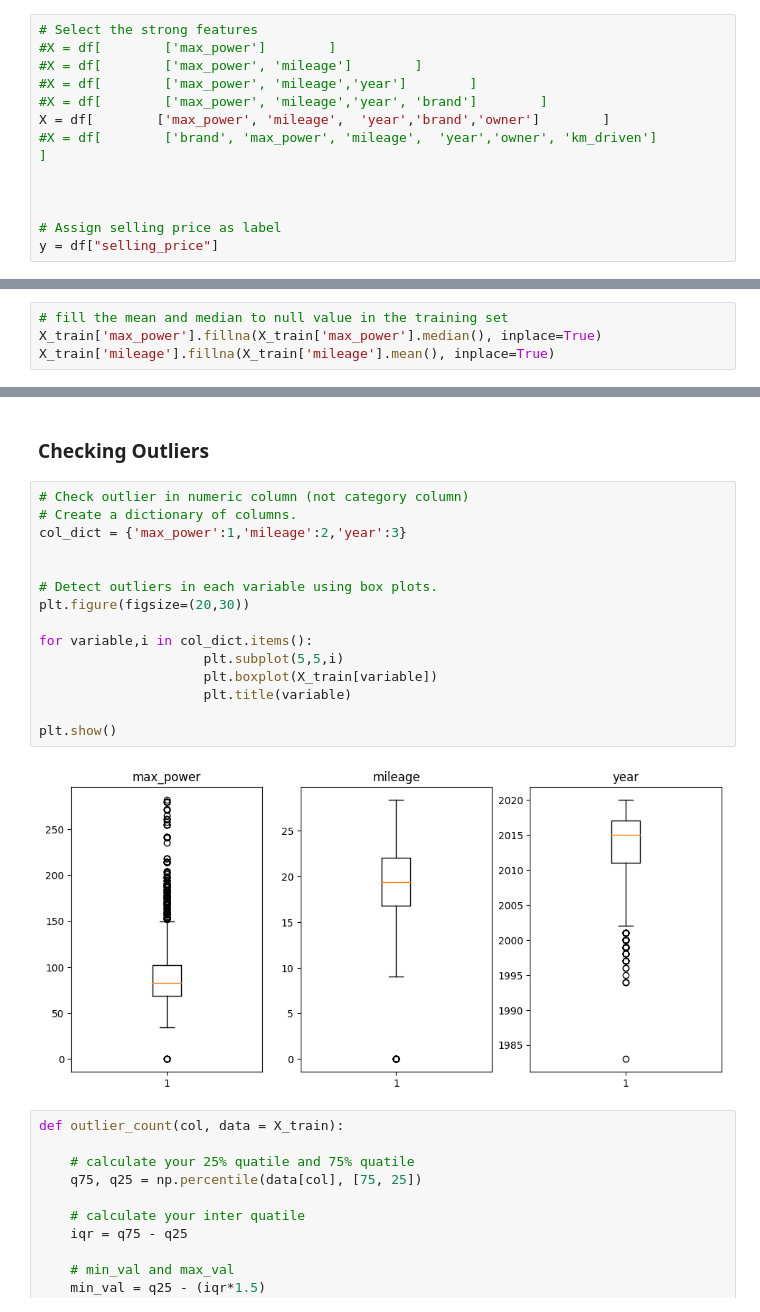
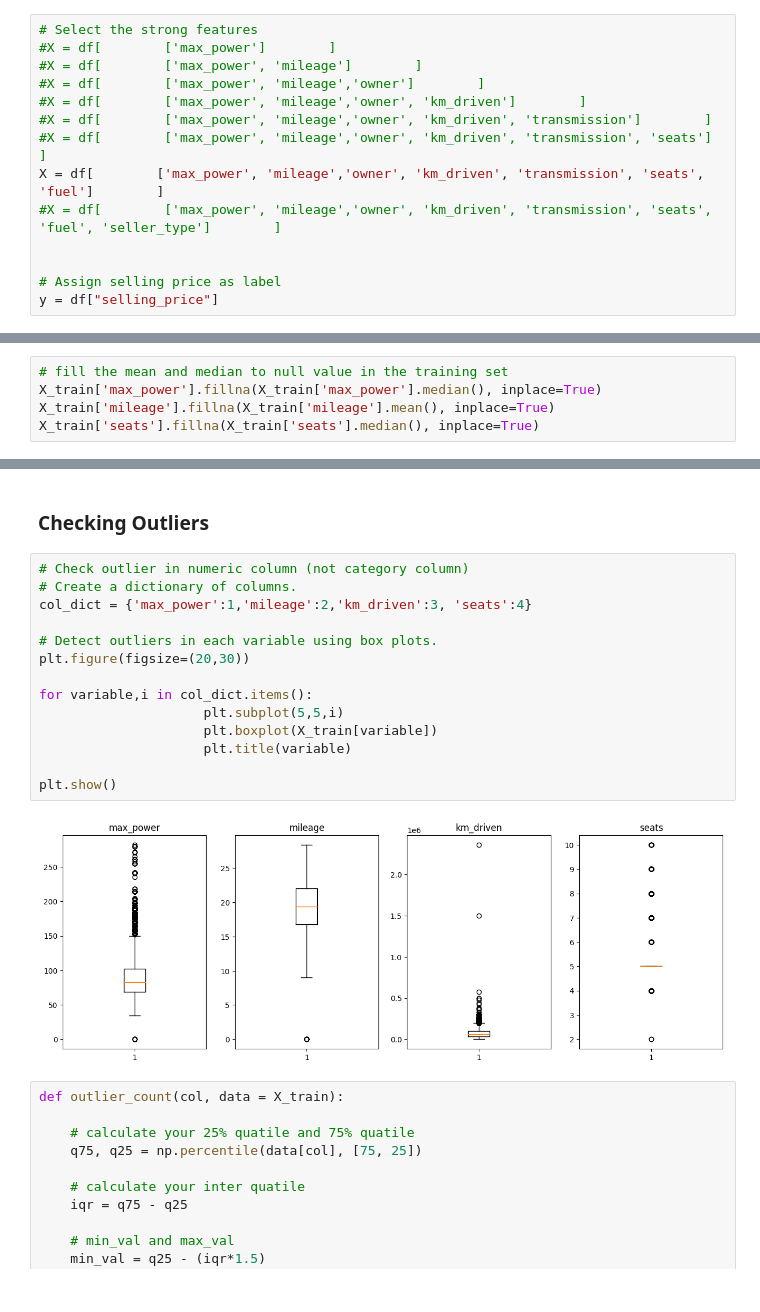
Before and after one commit to Noppawee-Teeraratchanon/AIT_ML_Assignment1, a Jupyter notebook: code/model.ipynb, the cells around one changed output, grey strips where cells are left out. Drawn from its saved outputs; the diff is of its cells as text.

```diff
--- a/code/model.ipynb
+++ b/code/model.ipynb
@@ -313,11 +310,12 @@ From the PPS map, I can analyze which feature is well predict the selling price
 # Select the strong features
 #X = df[        ['max_power']        ]
 #X = df[        ['max_power', 'mileage']        ]
-#X = df[        ['max_power', 'mileage','year']        ]
-#X = df[        ['max_power', 'mileage','year', 'brand']        ]
-X = df[        ['max_power', 'mileage',  'year','brand','owner']        ]
-#X = df[        ['brand', 'max_power', 'mileage',  'year','owner', 'km_driven']        ]
-
+#X = df[        ['max_power', 'mileage','owner']        ]
+#X = df[        ['max_power', 'mileage','owner', 'km_driven']        ]
+#X = df[        ['max_power', 'mileage','owner', 'km_driven', 'transmission']        ]
+#X = df[        ['max_power', 'mileage','owner', 'km_driven', 'transmission', 'seats']        ]
+X = df[        ['max_power', 'mileage','owner', 'km_driven', 'transmission', 'seats', 'fuel']        ]
+#X = df[        ['max_power', 'mileage','owner', 'km_driven', 'transmission', 'seats', 'fuel', 'seller_type']        ]
 
 
 # Assign selling price as label
@@ -421,4 +467,5 @@ Name: owner, dtype: int64
 # fill the mean and median to null value in the training set
 X_train['max_power'].fillna(X_train['max_power'].median(), inplace=True)
 X_train['mileage'].fillna(X_train['mileage'].mean(), inplace=True)
+X_train['seats'].fillna(X_train['seats'].median(), inplace=True)
 # %%
@@ -450,20 +502,19 @@ dtype: int64
 # %%
 # Check outlier in numeric column (not category column)
 # Create a dictionary of columns.
-col_dict = {'max_power':1,'mileage':2,'year':3}
-
+col_dict = {'max_power':1,'mileage':2,'km_driven':3, 'seats':4}
 
 # Detect outliers in each variable using box plots.
 plt.figure(figsize=(20,30))
 
 for variable,i in col_dict.items():
                      plt.subplot(5,5,i)
                      plt.boxplot(X_train[variable])
                      plt.title(variable)
 
 plt.show()
 # %% [output]
-[figure, old version]
+[figure, new version]
 # %%
 def outlier_count(col, data = X_train):
 
```
Also changed, not shown: parts of 35 cells of this notebook, 2 other files.
